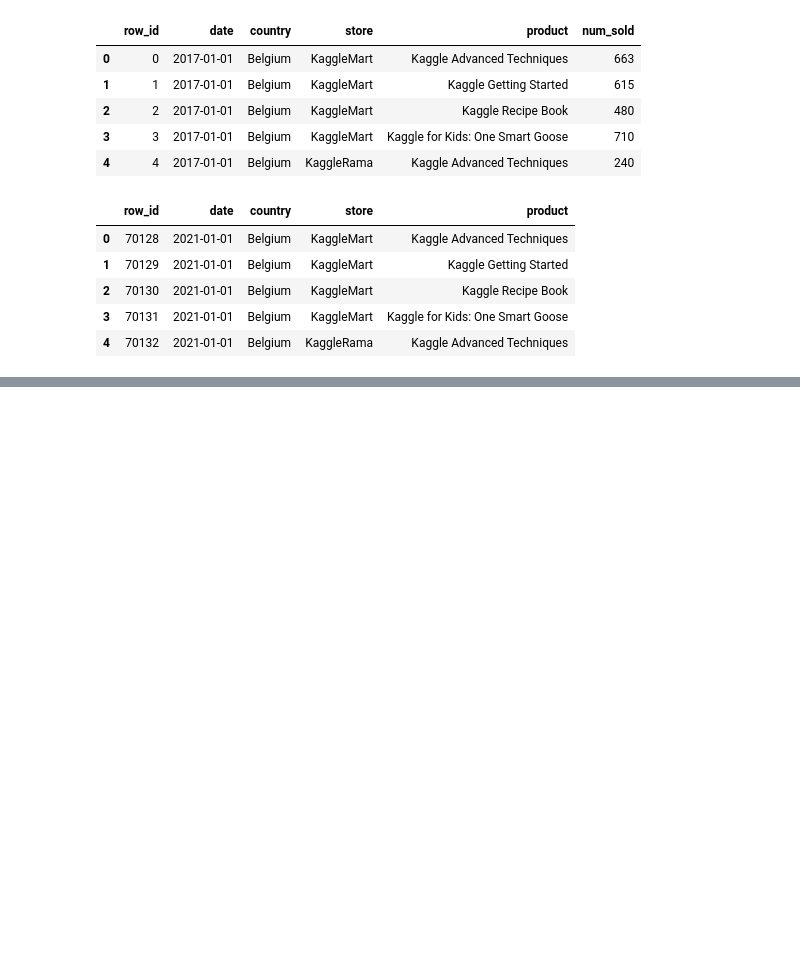
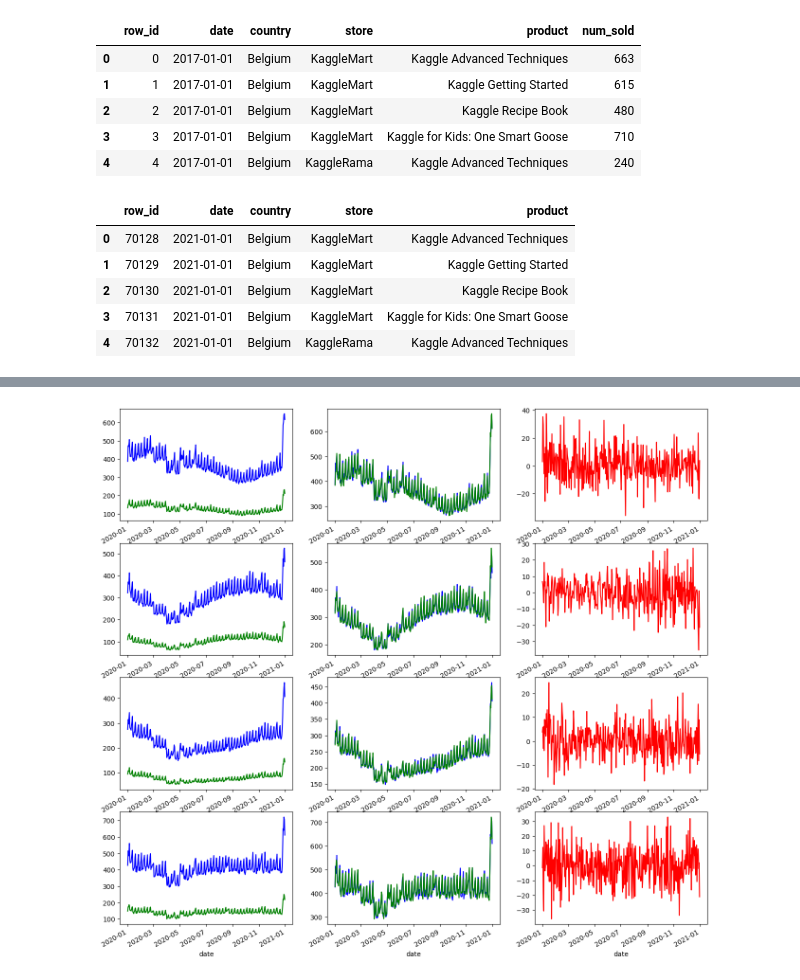
Before and after one commit to Jan-Oliver/Kaggle_TPS_SEP22, a Jupyter notebook: jupyter/train.ipynb, the cells around one changed output, grey strips where cells are left out. Saved outputs shown, nothing was run; the diff lists cells and outputs as text; code cells hidden in the pictures; blank space fills up the shorter version.

```diff
--- a/jupyter/train.ipynb
+++ b/jupyter/train.ipynb
@@ -146,0 +214,9 @@ test_df_2020 = test_df[test_df["date"] > pd.Timestamp("2020-01-01")].copy(deep=T
+# %%
+tmp_df = train_df_prep.copy(deep=True)
+# %%
+tmp_df.set_index('date', inplace=True)
+# %%
+rama_sold = tmp_df[tmp_df["store"] == "KaggleRama"]["num_sold"]
+rama_sold *= 2.885
+# %%
+tmp_df[tmp_df['store'] == 'KaggleRama']['num_sold'] = rama_sold
@@ -146,0 +249,35 @@ test_df_2020 = test_df[test_df["date"] > pd.Timestamp("2020-01-01")].copy(deep=T
+# %%
+# Map each store to a color
+store_to_color = {
+    'KaggleMart': 'b',
+    'KaggleRama': 'g',
+}
+# Configure subplot
+fig, axes = plt.subplots(nrows=4, ncols=3, figsize=(16,16))
+
+for idx, product in enumerate(train_df_prep["product"].unique()):
+    # Define index and col for subplot
+    if idx <= 3:
+        row = idx
+    else:
+        row = idx - 4
+
+    tmp_df = train_df_prep[train_df_prep["product"] == product].copy(deep=True)
+    tmp_df.set_index('date', inplace=True)
+    for store in train_df_prep["store"].unique():
+        tmp_df[tmp_df['store'] == store]['num_sold'].plot(label=store, c = store_to_color[store], ax = axes[row][0])
+
+    # Plot with adjusted num_sold
+    for store in train_df_prep["store"].unique():
+        if store == "KaggleRama":
+            num_sold = tmp_df[tmp_df['store'] == store]['num_sold'] * 2.885
+            num_sold.plot(label=store, c = store_to_color[store], ax = axes[row][1])
+        else:
+            tmp_df[tmp_df['store'] == store]['num_sold'].plot(label=store, c = store_to_color[store], ax = axes[row][1])
+
+    # Plot Error between values
+    num_sold_mart = tmp_df[tmp_df['store'] == "KaggleMart"]['num_sold']
+    adjusted_num_sold_rama = tmp_df[tmp_df['store'] == "KaggleRama"]['num_sold'] * 2.885
+    (num_sold_mart - adjusted_num_sold_rama).plot(label=store, c = 'r', ax = axes[row][2])
+# %% [output]
+[figure, added]
```
Also changed, not shown: parts of 38 cells of this notebook.
